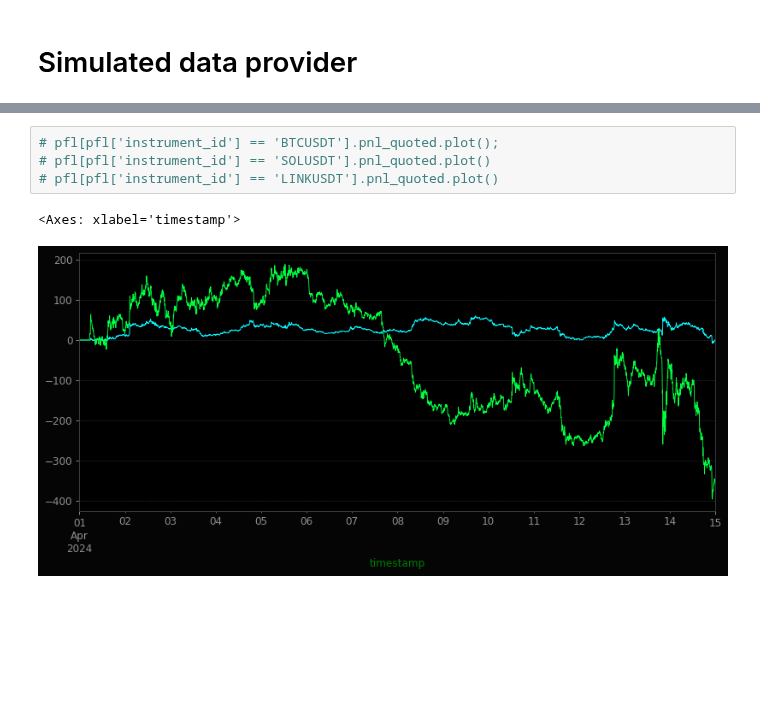
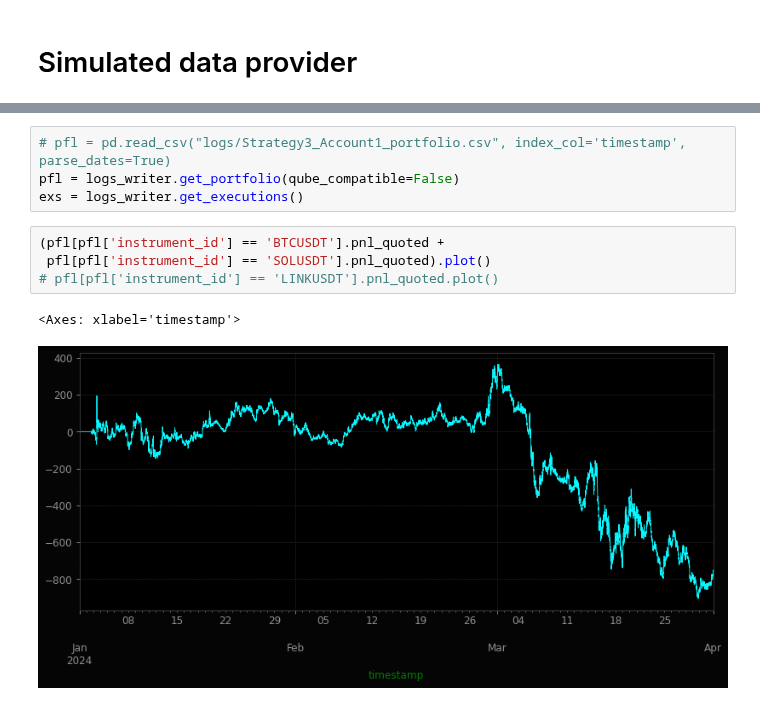
Before and after one commit to dmarienko/Qubx, a Jupyter notebook: experiments/5.1 Simulator blotter.ipynb, the cells around one changed output, grey strips where cells are left out. Cells and saved outputs as stored; diff of their text form; blank space fills up the shorter version.

```diff
--- a/experiments/5.1 Simulator blotter.ipynb
+++ b/experiments/5.1 Simulator blotter.ipynb
@@ -221,7 +259,11 @@ exs.head()
+# %%
+# pfl = pd.read_csv("logs/Strategy3_Account1_portfolio.csv", index_col='timestamp', parse_dates=True)
+pfl = logs_writer.get_portfolio(qube_compatible=False)
+exs = logs_writer.get_executions()
 # %%
-# pfl[pfl['instrument_id'] == 'BTCUSDT'].pnl_quoted.plot();
-# pfl[pfl['instrument_id'] == 'SOLUSDT'].pnl_quoted.plot()
+(pfl[pfl['instrument_id'] == 'BTCUSDT'].pnl_quoted +
+ pfl[pfl['instrument_id'] == 'SOLUSDT'].pnl_quoted).plot()
 # pfl[pfl['instrument_id'] == 'LINKUSDT'].pnl_quoted.plot()
 # %% [output]
 <Axes: xlabel='timestamp'>
-[figure, old version]
+[figure, new version]
```
Also changed, not shown: parts of 7 cells of this notebook, 1 other file.
